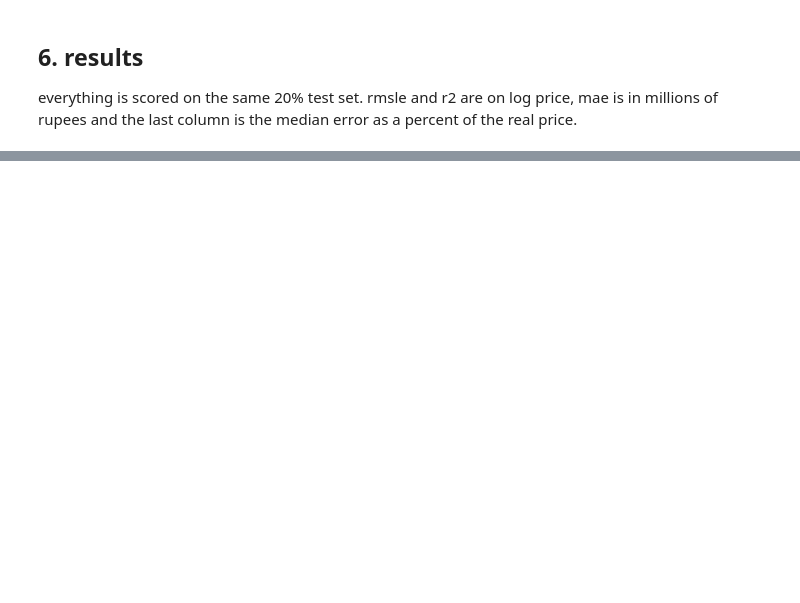
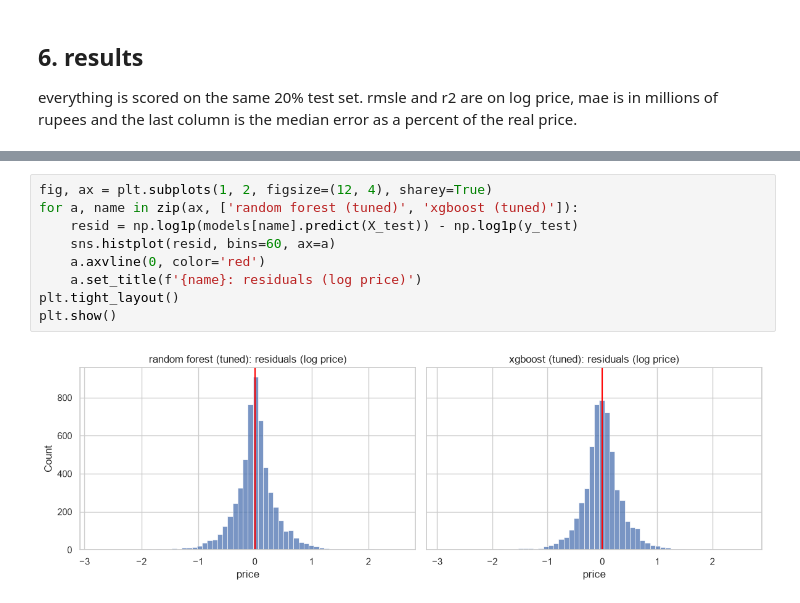
Before and after one commit to dsameendra/lk-ensemble-lab, a Jupyter notebook: notebooks/modelling.ipynb, the cells around one changed output, grey strips where cells are left out. Saved outputs shown, nothing was run; the diff lists cells and outputs as text; blank space fills up the shorter version.

```diff
--- a/notebooks/modelling.ipynb
+++ b/notebooks/modelling.ipynb
@@ -275,0 +295,11 @@ voting gets 0.376 and stacking 0.374, only a small step from xgboost alone (0.37
+# %%
+fig, ax = plt.subplots(1, 2, figsize=(12, 4), sharey=True)
+for a, name in zip(ax, ['random forest (tuned)', 'xgboost (tuned)']):
+    resid = np.log1p(models[name].predict(X_test)) - np.log1p(y_test)
+    sns.histplot(resid, bins=60, ax=a)
+    a.axvline(0, color='red')
+    a.set_title(f'{name}: residuals (log price)')
+plt.tight_layout()
+plt.show()
+# %% [output]
+[figure, added]
```
Also changed, not shown: parts of 28 cells of this notebook.
